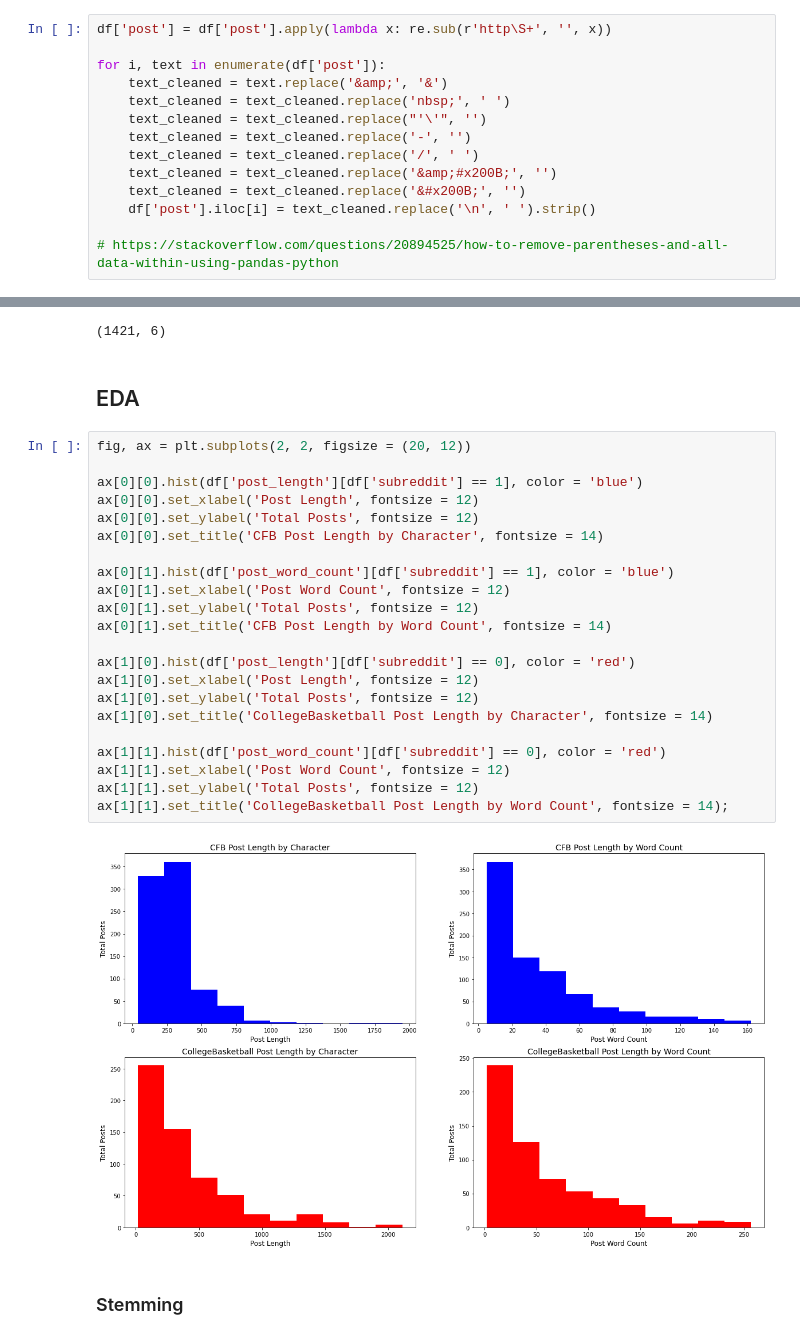
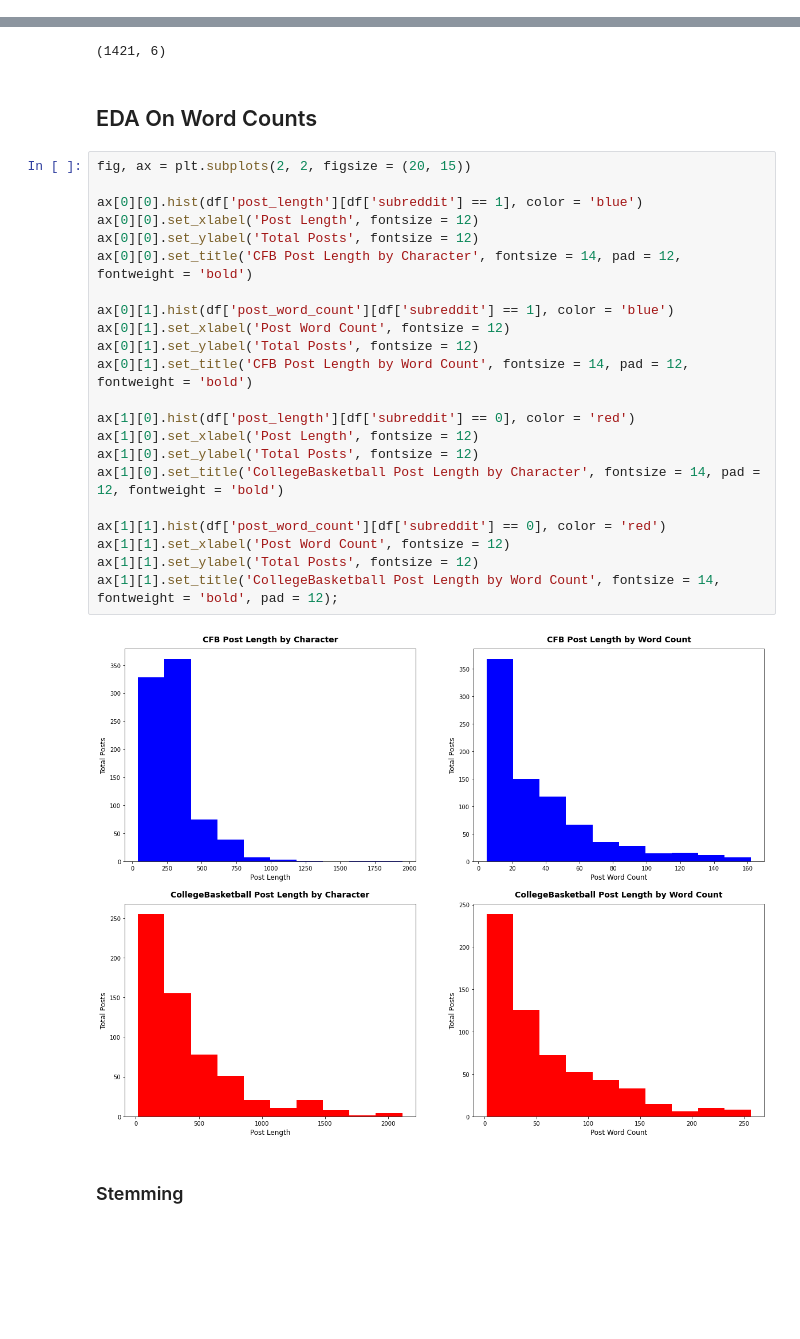
Before and after one commit to anthonyzurke/project-3, a Jupyter notebook: code/Cleaning and EDA.ipynb, the cells around one changed output, grey strips where cells are left out. Saved outputs shown, nothing was run; the diff lists cells and outputs as text; blank space fills up the shorter version.

```diff
--- a/code/Cleaning and EDA.ipynb
+++ b/code/Cleaning and EDA.ipynb
@@ -93,20 +92,6 @@ df['post_length'] = df['post'].str.len()
 df['post_word_count'] = df['post'].str.count(' ') + 1
 # %% [markdown]
 ### Clean Text
-# %%
-df['post'] = df['post'].apply(lambda x: re.sub(r'http\S+', '', x))
-
-for i, text in enumerate(df['post']):
-    text_cleaned = text.replace('&amp;', '&')
-    text_cleaned = text_cleaned.replace('nbsp;', ' ')
-    text_cleaned = text_cleaned.replace("'\'", '')
-    text_cleaned = text_cleaned.replace('-', '')
-    text_cleaned = text_cleaned.replace('/', ' ')
-    text_cleaned = text_cleaned.replace('&amp;#x200B;', '')
-    text_cleaned = text_cleaned.replace('&#x200B;', '')
-    df['post'].iloc[i] = text_cleaned.replace('\n', ' ').strip()
-
-# https://stackoverflow.com/questions/20894525/how-to-remove-parentheses-and-all-data-within-using-pandas-python
 # %% [markdown]
 ### Outliers
 # %%
@@ -152,31 +138,31 @@ print(df.shape)
 # %% [output]
 (1421, 6)
 # %% [markdown]
-## EDA
+## EDA On Word Counts
 # %%
-fig, ax = plt.subplots(2, 2, figsize = (20, 12))
+fig, ax = plt.subplots(2, 2, figsize = (20, 15))
 
 ax[0][0].hist(df['post_length'][df['subreddit'] == 1], color = 'blue')
 ax[0][0].set_xlabel('Post Length', fontsize = 12)
 ax[0][0].set_ylabel('Total Posts', fontsize = 12)
-ax[0][0].set_title('CFB Post Length by Character', fontsize = 14)
+ax[0][0].set_title('CFB Post Length by Character', fontsize = 14, pad = 12, fontweight = 'bold')
 
 ax[0][1].hist(df['post_word_count'][df['subreddit'] == 1], color = 'blue')
 ax[0][1].set_xlabel('Post Word Count', fontsize = 12)
 ax[0][1].set_ylabel('Total Posts', fontsize = 12)
-ax[0][1].set_title('CFB Post Length by Word Count', fontsize = 14)
+ax[0][1].set_title('CFB Post Length by Word Count', fontsize = 14, pad = 12, fontweight = 'bold')
 
 ax[1][0].hist(df['post_length'][df['subreddit'] == 0], color = 'red')
 ax[1][0].set_xlabel('Post Length', fontsize = 12)
 ax[1][0].set_ylabel('Total Posts', fontsize = 12)
-ax[1][0].set_title('CollegeBasketball Post Length by Character', fontsize = 14)
+ax[1][0].set_title('CollegeBasketball Post Length by Character', fontsize = 14, pad = 12, fontweight = 'bold')
 
 ax[1][1].hist(df['post_word_count'][df['subreddit'] == 0], color = 'red')
 ax[1][1].set_xlabel('Post Word Count', fontsize = 12)
 ax[1][1].set_ylabel('Total Posts', fontsize = 12)
-ax[1][1].set_title('CollegeBasketball Post Length by Word Count', fontsize = 14);
+ax[1][1].set_title('CollegeBasketball Post Length by Word Count', fontsize = 14, fontweight = 'bold', pad = 12);
 # %% [output]
-[figure, old version]
+[figure, new version]
 # %% [markdown]
 ### Stemming
 # %%
```
Also changed, not shown: parts of 14 cells of this notebook, 2 other files.
